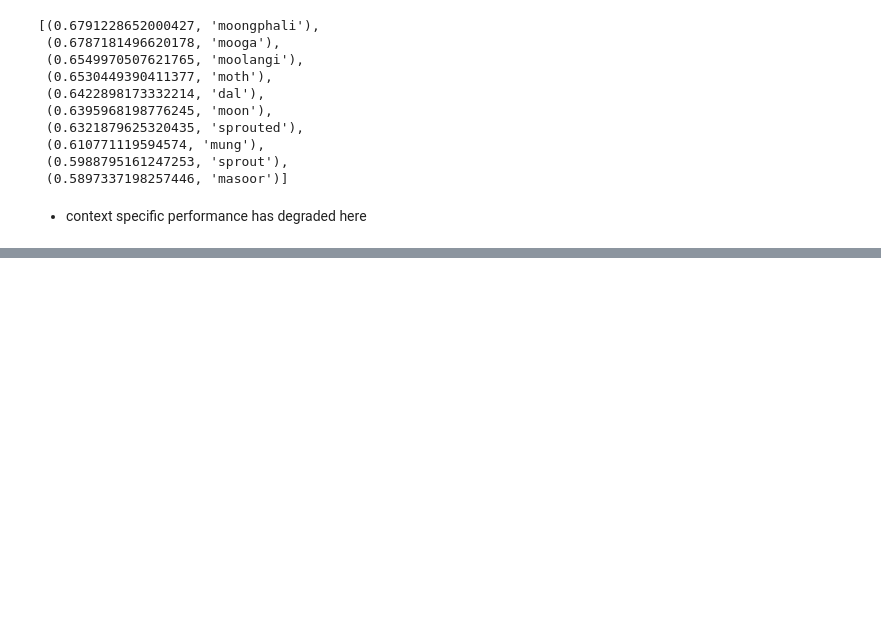
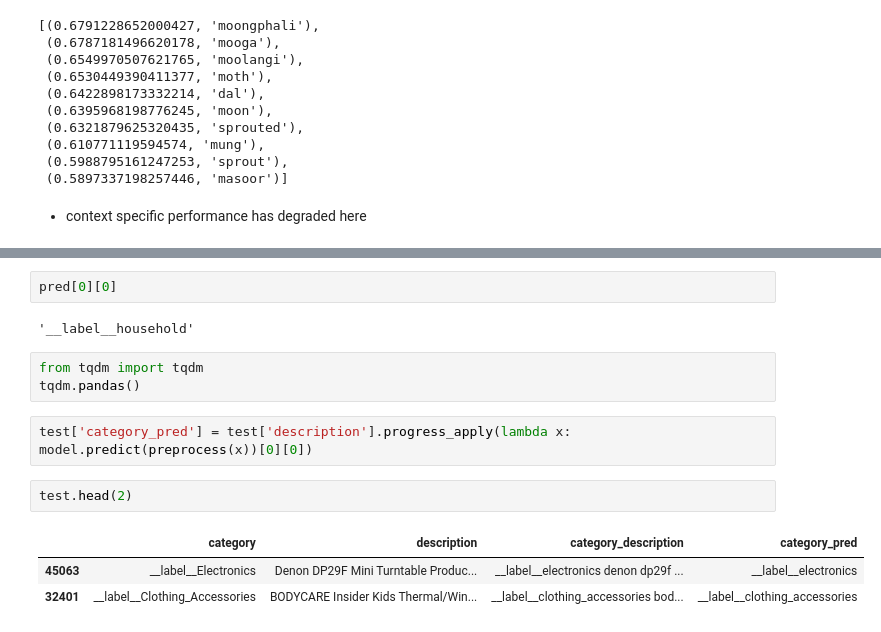
Before and after one commit to Kisara-k/Codebasics-NLP, a Jupyter notebook: 17-fasttext.ipynb, the cells around one changed output, grey strips where cells are left out. Saved outputs shown, nothing was run; the diff lists cells and outputs as text; blank space fills up the shorter version.

```diff
--- a/17-fasttext.ipynb
+++ b/17-fasttext.ipynb
@@ -264,0 +383,15 @@ model.get_nearest_neighbors("moong")
+# %%
+pred[0][0]
+# %% [output]
+'__label__household'
+# %%
+from tqdm import tqdm
+tqdm.pandas()
+# %%
+test['category_pred'] = test['description'].progress_apply(lambda x: model.predict(preprocess(x))[0][0])
+# %%
+test.head(2)
+# %% [output]
+|  | category | description | category_description | category_pred |
+| 45063 | __label__Electronics | Denon DP29F Mini Turntable Produc... | __label__electronics denon dp29f ... | __label__electronics |
+| 32401 | __label__Clothing_Accessories | BODYCARE Insider Kids Thermal/Win... | __label__clothing_accessories bod... | __label__clothing_accessories |
```
Also changed, not shown: parts of 26 cells of this notebook.
